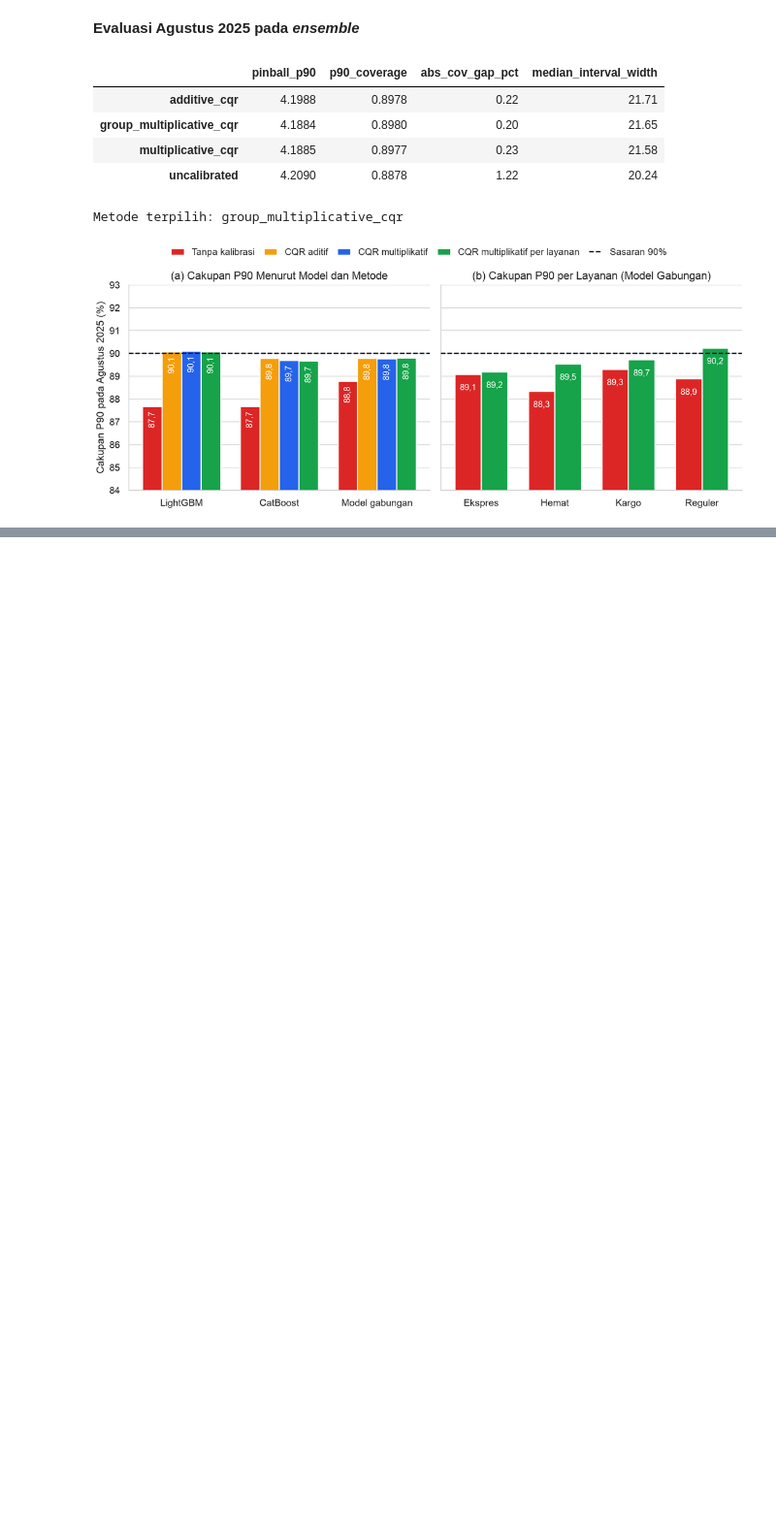
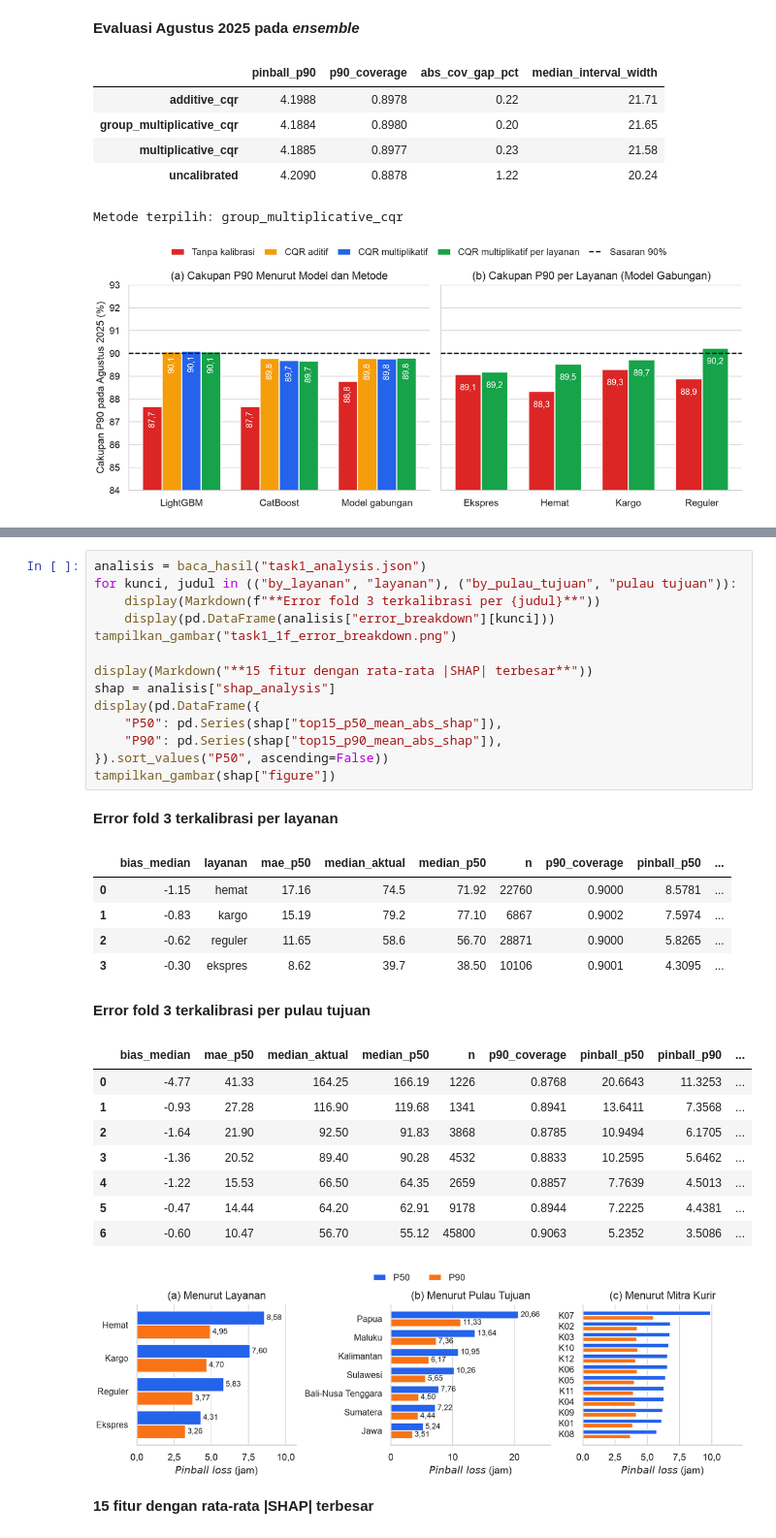
Before and after one commit to Nerodix/uts-ml-2026, a Jupyter notebook: kode/notebooks/tugas1_regresi.ipynb, the cells around one changed output, grey strips where cells are left out. Shown at 97% size. Cells and saved outputs as stored; diff of their text form; blank space fills up the shorter version.

Commit message:
feat(notebook): tambah butir 1f analisis error, SHAP, dan pemeriksaan prediksi_regresi.csv ke notebook Tugas 1

```diff
--- a/kode/notebooks/tugas1_regresi.ipynb
+++ b/kode/notebooks/tugas1_regresi.ipynb
@@ -374,0 +407,32 @@ Metode terpilih: group_multiplicative_cqr
+# %%
+analisis = baca_hasil("task1_analysis.json")
+for kunci, judul in (("by_layanan", "layanan"), ("by_pulau_tujuan", "pulau tujuan")):
+    display(Markdown(f"**Error fold 3 terkalibrasi per {judul}**"))
+    display(pd.DataFrame(analisis["error_breakdown"][kunci]))
+tampilkan_gambar("task1_1f_error_breakdown.png")
+
+display(Markdown("**15 fitur dengan rata-rata |SHAP| terbesar**"))
+shap = analisis["shap_analysis"]
+display(pd.DataFrame({
+    "P50": pd.Series(shap["top15_p50_mean_abs_shap"]),
+    "P90": pd.Series(shap["top15_p90_mean_abs_shap"]),
+}).sort_values("P50", ascending=False))
+tampilkan_gambar(shap["figure"])
+# %% [output]
+**Error fold 3 terkalibrasi per layanan**
+|  | bias_median | layanan | mae_p50 | median_aktual | median_p50 | n | p90_coverage | pinball_p50 | ... |
+| 0 | -1.15 | hemat | 17.16 | 74.5 | 71.92 | 22760 | 0.9000 | 8.5781 | ... |
+| 1 | -0.83 | kargo | 15.19 | 79.2 | 77.10 | 6867 | 0.9002 | 7.5974 | ... |
+| 2 | -0.62 | reguler | 11.65 | 58.6 | 56.70 | 28871 | 0.9000 | 5.8265 | ... |
+| 3 | -0.30 | ekspres | 8.62 | 39.7 | 38.50 | 10106 | 0.9001 | 4.3095 | ... |
+**Error fold 3 terkalibrasi per pulau tujuan**
+|  | bias_median | mae_p50 | median_aktual | median_p50 | n | p90_coverage | pinball_p50 | pinball_p90 | ... |
+| 0 | -4.77 | 41.33 | 164.25 | 166.19 | 1226 | 0.8768 | 20.6643 | 11.3253 | ... |
+| 1 | -0.93 | 27.28 | 116.90 | 119.68 | 1341 | 0.8941 | 13.6411 | 7.3568 | ... |
+| 2 | -1.64 | 21.90 | 92.50 | 91.83 | 3868 | 0.8785 | 10.9494 | 6.1705 | ... |
+| 3 | -1.36 | 20.52 | 89.40 | 90.28 | 4532 | 0.8833 | 10.2595 | 5.6462 | ... |
+| 4 | -1.22 | 15.53 | 66.50 | 64.35 | 2659 | 0.8857 | 7.7639 | 4.5013 | ... |
+| 5 | -0.47 | 14.44 | 64.20 | 62.91 | 9178 | 0.8944 | 7.2225 | 4.4381 | ... |
+| 6 | -0.60 | 10.47 | 56.70 | 55.12 | 45800 | 0.9063 | 5.2352 | 3.5086 | ... |
+[figure, added]
+**15 fitur dengan rata-rata |SHAP| terbesar**
```
Also changed, not shown: parts of 5 cells of this notebook.
